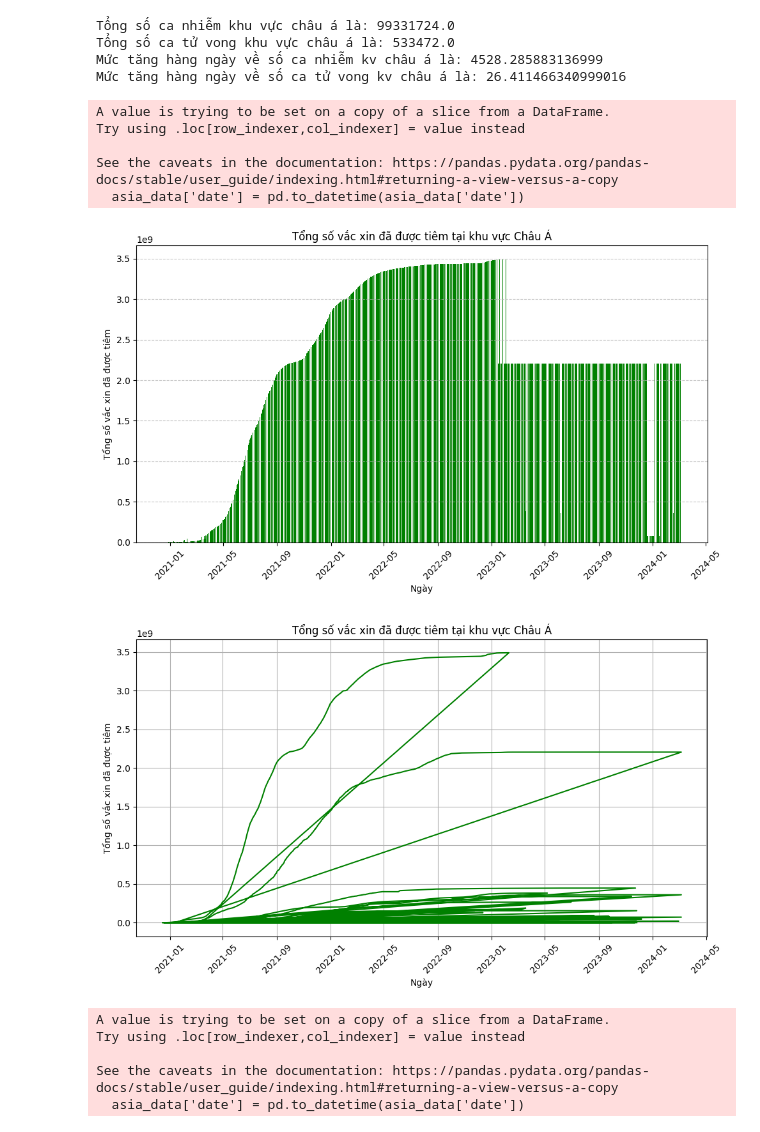
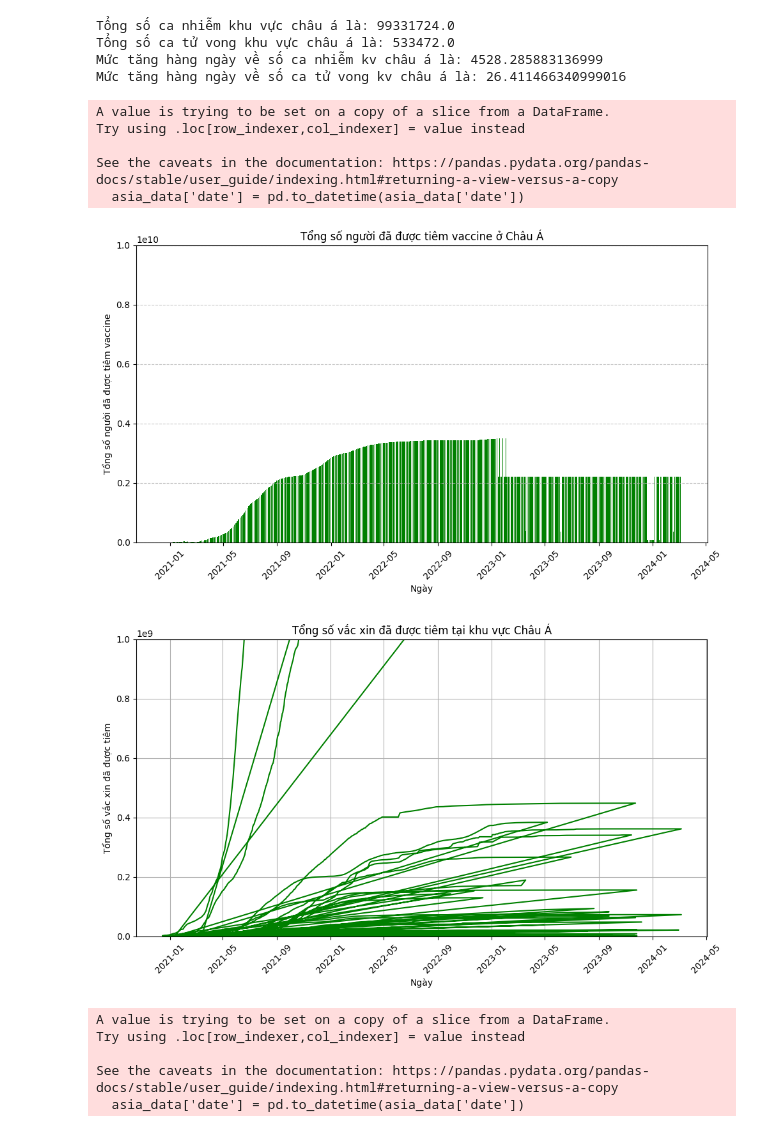
Before and after one commit to hoanganhloan172/Covid_19_analysis_by_PHA_DTD, a Jupyter notebook: BTL CUỐI KÌ/bài_tập_lớn_python.ipynb, the cells around one changed output. Saved outputs shown, nothing was run; the diff lists cells and outputs as text; code cells hidden in the pictures.

```diff
--- a/BTL CUỐI KÌ/bài_tập_lớn_python.ipynb
+++ b/BTL CUỐI KÌ/bài_tập_lớn_python.ipynb
@@ -141,37 +141,40 @@ asia_data = data[data['continent'] == 'Asia']
 asia_data['date'] = pd.to_datetime(asia_data['date'])
 
 # Lấy thông tin về tổng số người đã được tiêm vaccine
 total_vaccinations_asia = asia_data[['date', 'total_vaccinations']].dropna()
 
 # Vẽ biểu đồ cột
 plt.figure(figsize=(10, 6))
 plt.bar(total_vaccinations_asia['date'], total_vaccinations_asia['total_vaccinations'], color='green', width=0.7)
-plt.title('Tổng số vắc xin đã được tiêm tại khu vực Châu Á')
+plt.title('Tổng số người đã được tiêm vaccine ở Châu Á')
 plt.xlabel('Ngày')
-plt.ylabel('Tổng số vắc xin đã được tiêm')
+plt.ylabel('Tổng số người đã được tiêm vaccine')
 plt.xticks(rotation=45)
 plt.grid(axis='y', linestyle='--', alpha=0.7)
+plt.ylim(0, 1e10)  # Giới hạn trục y lên 1e10
 plt.tight_layout()
 plt.show()
+
 
 # Vẽ biểu đồ đường
 plt.figure(figsize=(10, 6))
 plt.plot(total_vaccinations_asia['date'], total_vaccinations_asia['total_vaccinations'], color='green')
 plt.title('Tổng số vắc xin đã được tiêm tại khu vực Châu Á')
 plt.xlabel('Ngày')
 plt.ylabel('Tổng số vắc xin đã được tiêm')
 plt.xticks(rotation=45)
 plt.grid(True)
+plt.ylim(0, 1e9)  # Giới hạn trục y lên 1e10
 plt.tight_layout()
 plt.show()
 # %% [output]
 A value is trying to be set on a copy of a slice from a DataFrame.
 Try using .loc[row_indexer,col_indexer] = value instead
 
 See the caveats in the documentation: https://pandas.pydata.org/pandas-docs/stable/user_guide/indexing.html#returning-a-view-versus-a-copy
   asia_data['date'] = pd.to_datetime(asia_data['date'])
-[figure, old version]
+[figure, new version]
-[figure, old version]
+[figure, new version]
 # %%
 import pandas as pd
 import matplotlib.pyplot as plt
```
Also changed, not shown: parts of 8 cells of this notebook.
